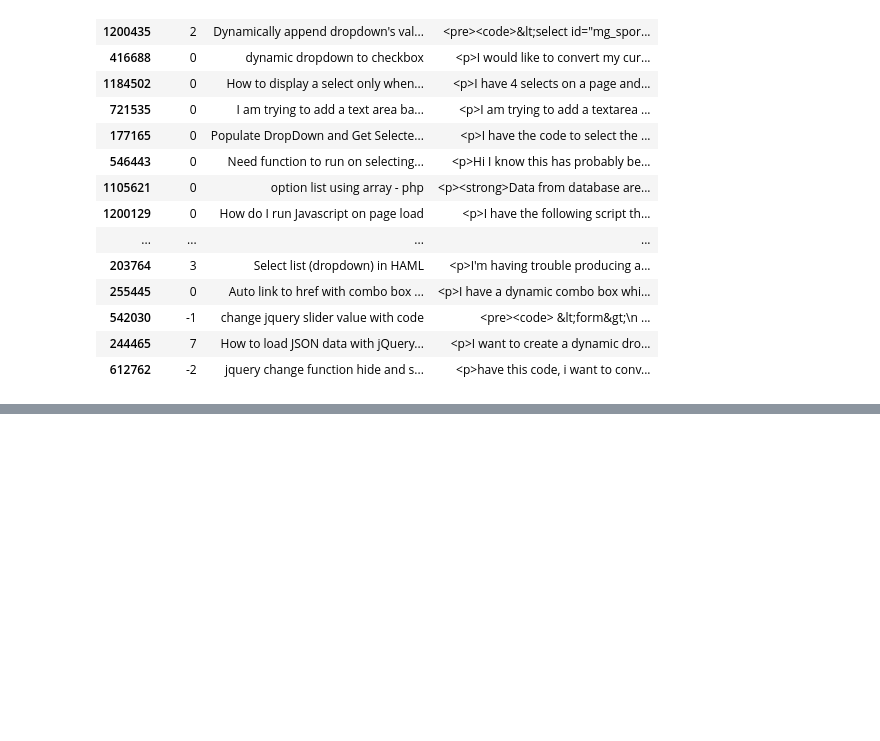
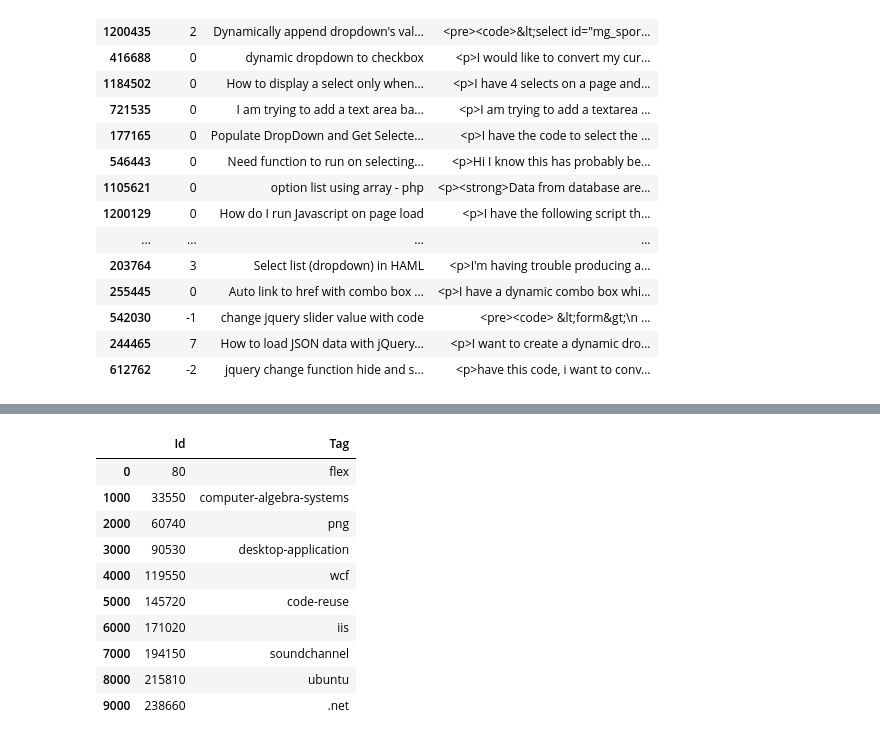
Before and after one commit to sprerak48/Autonomous-tagging-using-Deep-Learning, a Jupyter notebook: AT.ipynb, the cells around one changed output, grey strips where cells are left out. Drawn from its saved outputs; the diff is of its cells as text; code cells hidden in the pictures; blank space fills up the shorter version.

```diff
--- a/AT.ipynb
+++ b/AT.ipynb
@@ -394,0 +431,26 @@ bc.loc[bc['Cluster'] == cnts.index[2]][['Score', 'Title', 'Body']]
+# %%
+import pandas as pd
+import re
+from nltk.corpus import stopwords
+import nltk
+nltk.download('stopwords')
+nltk.download('punkt')
+from textblob import TextBlob as tb
+from sklearn.metrics import jaccard_similarity_score
+from html.parser import HTMLParser
+import collections
+import numpy as np
+import math
+import matplotlib.pyplot as plt
+import matplotlib.cm as cm
+%matplotlib inline
+dataset_dir = "../content/"
+dataset_dir_questions = "Questions.csv"
+dataset_dir_answers = "Answers.csv"
+dataset_dir_tags = "Tags.csv"
+# for offline run
+# dataset_dir = "/home/su/Downloads/stacksample"
+# list the files in the dataset directory
+from subprocess import check_output
+print(check_output(["ls", dataset_dir]).decode("utf8"))
+cachedStopWords = stopwords.words("english")
@@ -394,0 +500,22 @@ bc.loc[bc['Cluster'] == cnts.index[2]][['Score', 'Title', 'Body']]
+# %%
+# Calculate dimensionality
+questions_df.shape
+answers_df.shape
+tags_df.shape
+
+# Sample dataframe - uncomment to view
+questions_df.head(10)
+answers_df.head(10)
+tags_df.head(10)
+# %% [output]
+|  | Id | Tag |
+| 0 | 80 | flex |
+| 1000 | 33550 | computer-algebra-systems |
+| 2000 | 60740 | png |
+| 3000 | 90530 | desktop-application |
+| 4000 | 119550 | wcf |
+| 5000 | 145720 | code-reuse |
+| 6000 | 171020 | iis |
+| 7000 | 194150 | soundchannel |
+| 8000 | 215810 | ubuntu |
+| 9000 | 238660 | .net |
```
Also changed, not shown: parts of 25 cells of this notebook.
